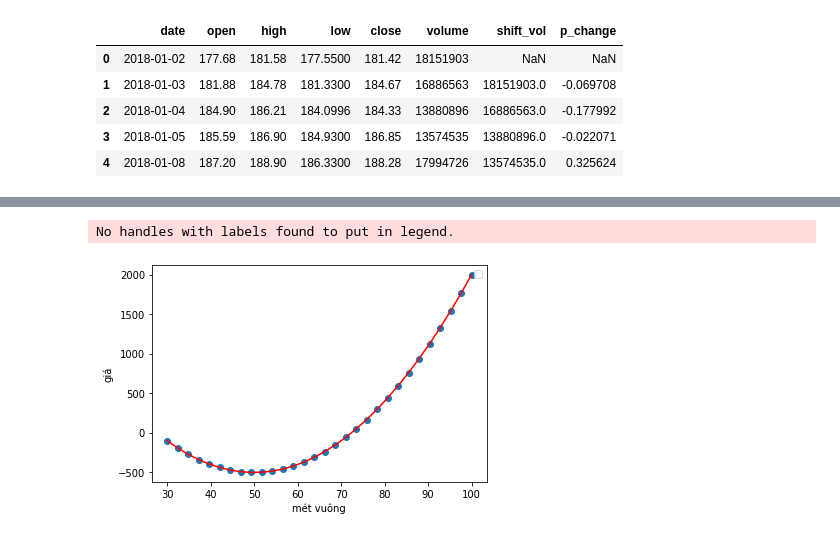
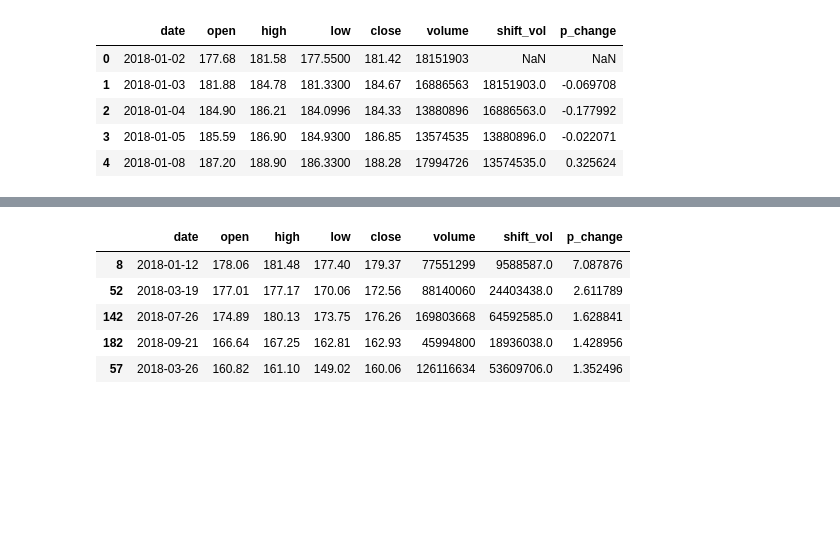
Before and after one commit to CielCiel1/Data-preparation, a Jupyter notebook: week5-Aggregating DF/W5_Aggregating_Dataframe.ipynb, the cells around one changed output, grey strips where cells are left out. Saved outputs shown, nothing was run; the diff lists cells and outputs as text; code cells hidden in the pictures; blank space fills up the shorter version.

```diff
--- a/week5-Aggregating DF/W5_Aggregating_Dataframe.ipynb
+++ b/week5-Aggregating DF/W5_Aggregating_Dataframe.ipynb
@@ -111,13 +92,9 @@ w = np.dot(np.linalg.inv(np.dot(x.T,x)), np.dot(x.T,y))
-# %%
-predict = np.dot(x, w)
-x = data[:, 0].reshape(-1, 1)
-y = data[:, 1].reshape(-1, 1)
-plt.plot(x, predict, color = "red")
-plt.scatter(x, y)
-plt.xlabel('mét vuông')
-plt.ylabel('giá')
-plt.legend()
-plt.show()
-# %% [output]
-No handles with labels found to put in legend.
-[figure, removed]
+# %%
+fb_p2.sort_values(by=("p_change"),ascending=False).head()
+# %% [output]
+|  | date | open | high | low | close | volume | shift_vol | p_change |
+| 8 | 2018-01-12 | 178.06 | 181.48 | 177.40 | 179.37 | 77551299 | 9588587.0 | 7.087876 |
+| 52 | 2018-03-19 | 177.01 | 177.17 | 170.06 | 172.56 | 88140060 | 24403438.0 | 2.611789 |
+| 142 | 2018-07-26 | 174.89 | 180.13 | 173.75 | 176.26 | 169803668 | 64592585.0 | 1.628841 |
+| 182 | 2018-09-21 | 166.64 | 167.25 | 162.81 | 162.93 | 45994800 | 18936038.0 | 1.428956 |
+| 57 | 2018-03-26 | 160.82 | 161.10 | 149.02 | 160.06 | 126116634 | 53609706.0 | 1.352496 |
```
Also changed, not shown: parts of 12 cells of this notebook.
